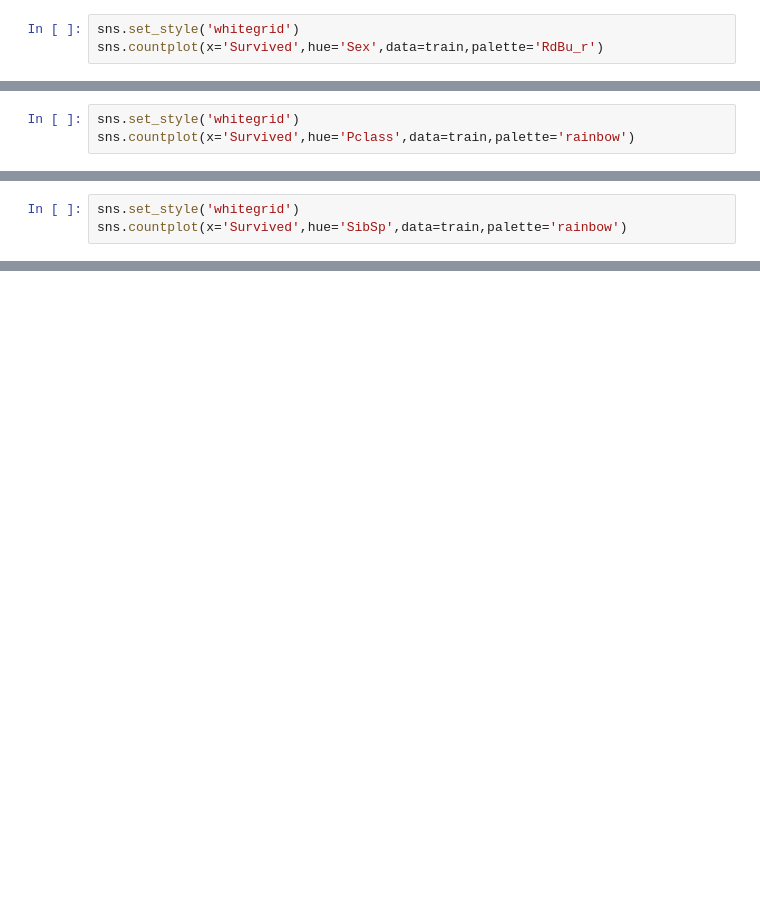
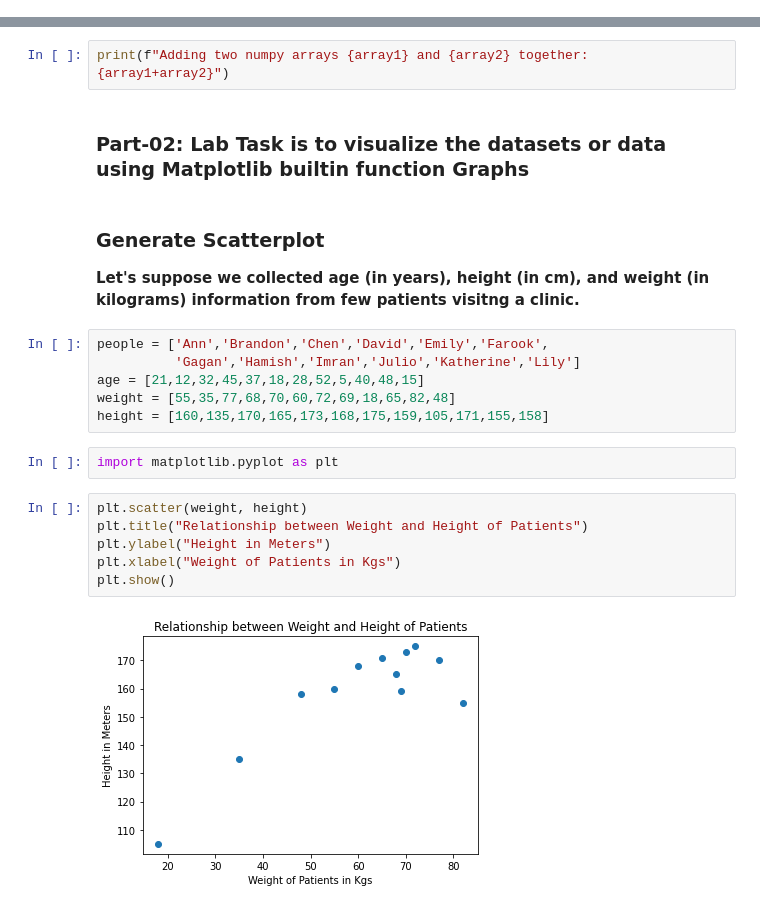
Before and after one commit to perumandlalokesh/AIMLBATCH-15, a Jupyter notebook: LABSVM_5.ipynb, the cells around one changed output, grey strips where cells are left out. Saved outputs shown, nothing was run; the diff lists cells and outputs as text; blank space fills up the shorter version.

```diff
--- a/LABSVM_5.ipynb
+++ b/LABSVM_5.ipynb
@@ -88,3 +2,0 @@ It looks like more female survived than males!
-# %%
-sns.set_style('whitegrid')
-sns.countplot(x='Survived',hue='Sex',data=train,palette='RdBu_r')
@@ -98,3 +2,0 @@ It looks like disproportionately large number of 3rd class passengers died!
-# %%
-sns.set_style('whitegrid')
-sns.countplot(x='Survived',hue='Pclass',data=train,palette='rainbow')
@@ -122,3 +2,0 @@ It looks like there is a weak trend that chance of survibility increased if ther
-# %%
-sns.set_style('whitegrid')
-sns.countplot(x='Survived',hue='SibSp',data=train,palette='rainbow')
@@ -336,0 +44,23 @@ plt.show()
+# %%
+print(f"Adding two numpy arrays {array1} and {array2} together: {array1+array2}")
+# %% [markdown]
+### Part-02: Lab Task is to visualize the datasets or data using Matplotlib builtin function Graphs
+# %% [markdown]
+### Generate Scatterplot
+**Let's suppose we collected age (in years), height (in cm), and weight (in kilograms) information from few patients visitng a clinic.**
+# %%
+people = ['Ann','Brandon','Chen','David','Emily','Farook',
+          'Gagan','Hamish','Imran','Julio','Katherine','Lily']
+age = [21,12,32,45,37,18,28,52,5,40,48,15]
+weight = [55,35,77,68,70,60,72,69,18,65,82,48]
+height = [160,135,170,165,173,168,175,159,105,171,155,158]
+# %%
+import matplotlib.pyplot as plt
+# %%
+plt.scatter(weight, height)
+plt.title("Relationship between Weight and Height of Patients")
+plt.ylabel("Height in Meters")
+plt.xlabel("Weight of Patients in Kgs")
+plt.show()
+# %% [output]
+[figure, added]
```
Also changed, not shown: parts of 69 cells of this notebook.
